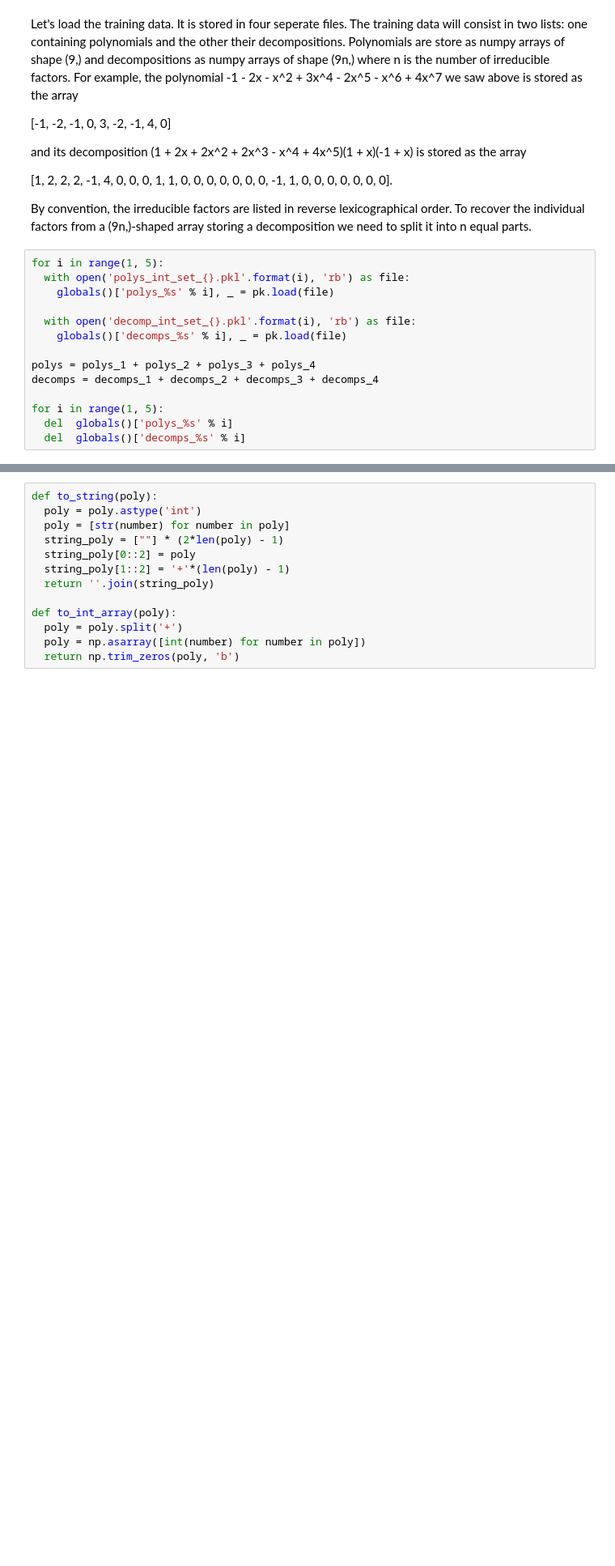
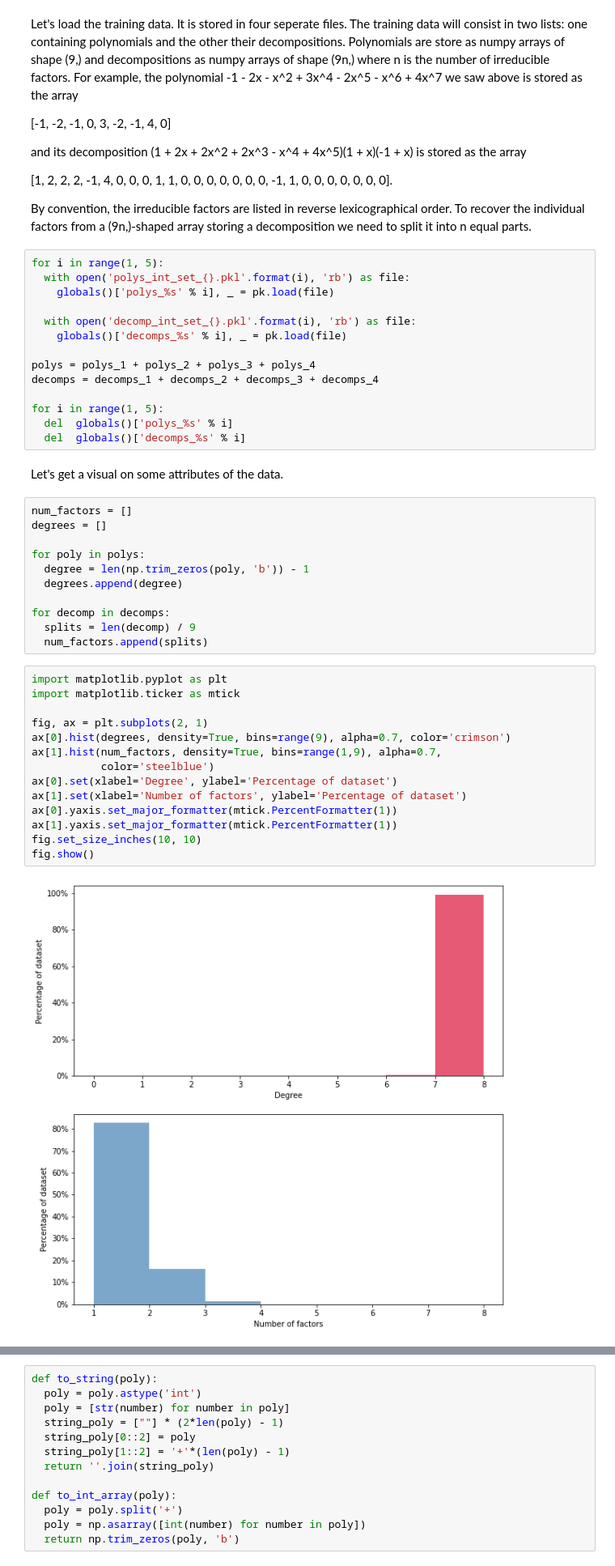
Before and after one commit to EliasTa2610/Polynomial-Factorization, a Jupyter notebook: experiment.ipynb, the cells around one changed output, grey strips where cells are left out. Shown at 81% size. Saved outputs shown, nothing was run; the diff lists cells and outputs as text; blank space fills up the shorter version.

```diff
--- a/experiment.ipynb
+++ b/experiment.ipynb
@@ -52,3 +52,32 @@ decomps = decomps_1 + decomps_2 + decomps_3 + decomps_4
 for i in range(1, 5):
   del  globals()['polys_%s' % i]
   del  globals()['decomps_%s' % i]
+# %% [markdown]
+Let's get a visual on some attributes of the data.
+# %%
+num_factors = []
+degrees = []
+
+for poly in polys:
+  degree = len(np.trim_zeros(poly, 'b')) - 1
+  degrees.append(degree)
+
+for decomp in decomps:
+  splits = len(decomp) / 9
+  num_factors.append(splits)
+# %%
+import matplotlib.pyplot as plt
+import matplotlib.ticker as mtick
+
+fig, ax = plt.subplots(2, 1)
+ax[0].hist(degrees, density=True, bins=range(9), alpha=0.7, color='crimson')
+ax[1].hist(num_factors, density=True, bins=range(1,9), alpha=0.7,
+           color='steelblue')
+ax[0].set(xlabel='Degree', ylabel='Percentage of dataset')
+ax[1].set(xlabel='Number of factors', ylabel='Percentage of dataset')
+ax[0].yaxis.set_major_formatter(mtick.PercentFormatter(1))
+ax[1].yaxis.set_major_formatter(mtick.PercentFormatter(1))
+fig.set_size_inches(10, 10)
+fig.show()
+# %% [output]
+[figure, added]
```
Also changed, not shown: parts of 1 cell of this notebook.
